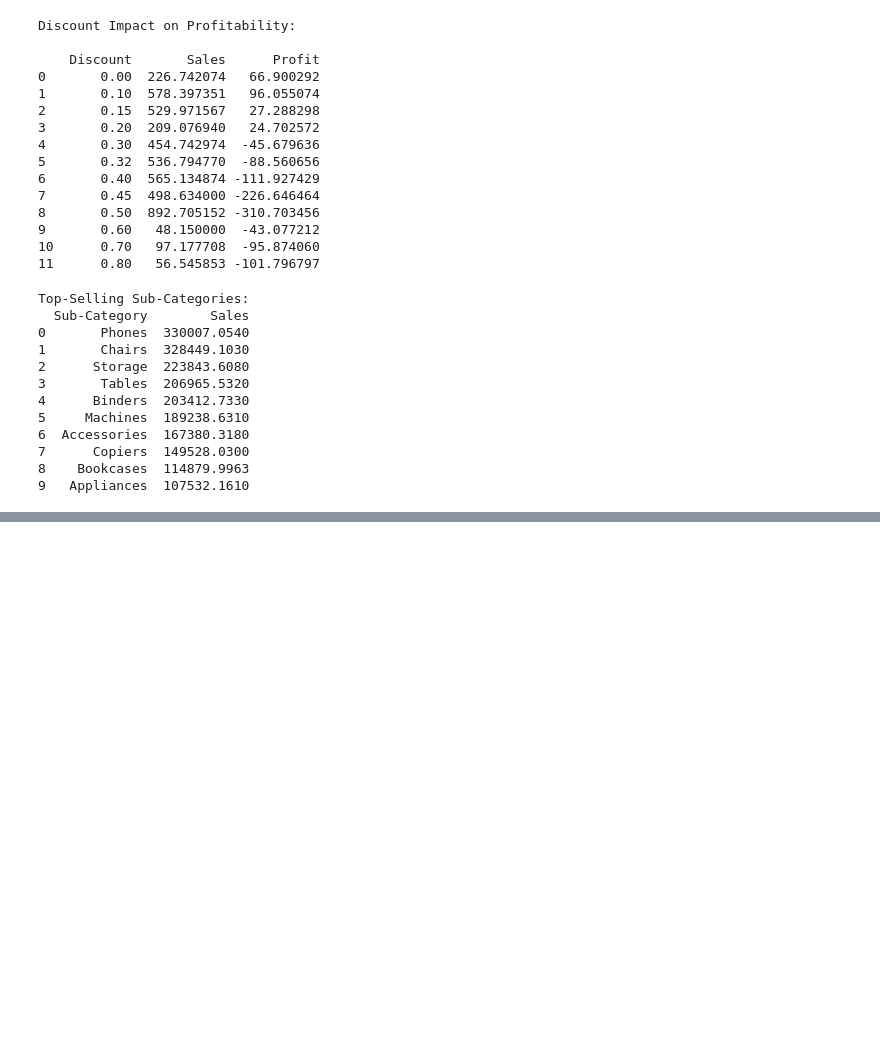
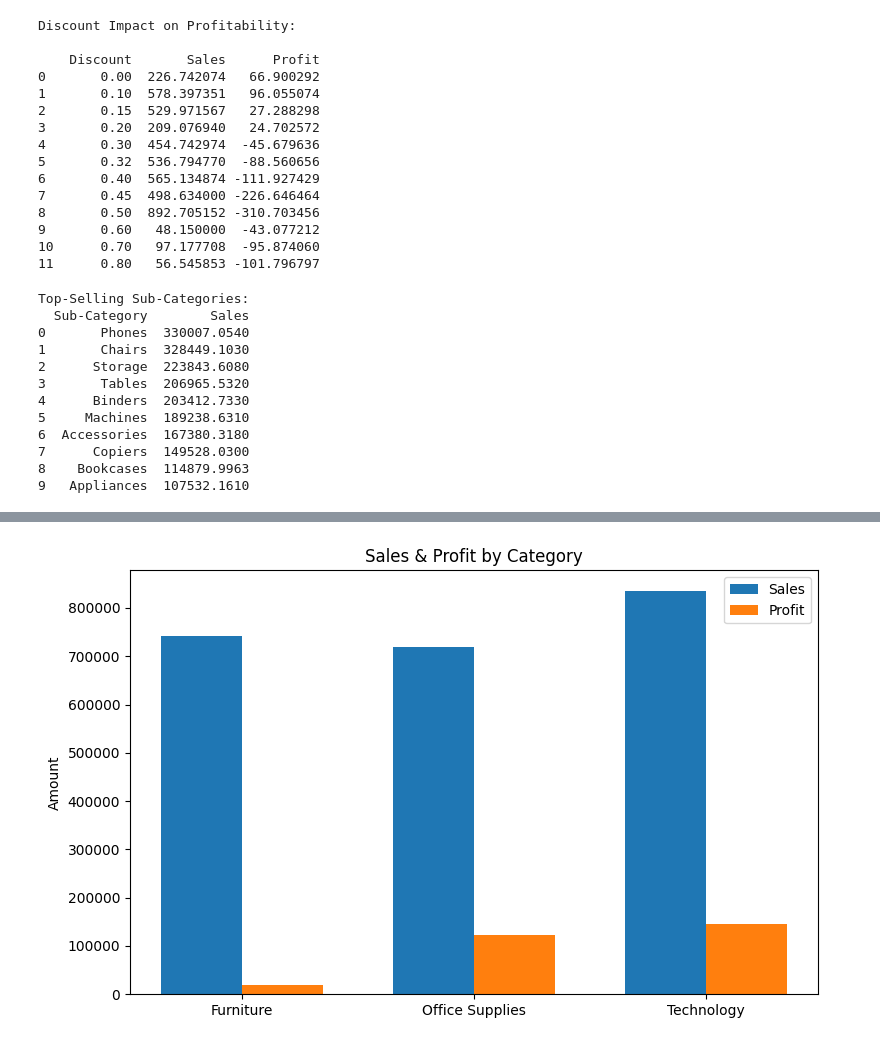
Before and after one commit to ThePhaniKumarVemuri/SalesStore-Data-Analysis, a Jupyter notebook: SalesStore_Data_Analysis.ipynb, the cells around one changed output, grey strips where cells are left out. Drawn from its saved outputs; the diff is of its cells as text; code cells hidden in the pictures; blank space fills up the shorter version.

```diff
--- a/SalesStore_Data_Analysis.ipynb
+++ b/SalesStore_Data_Analysis.ipynb
@@ -346,7 +351,16 @@ fig1.show()
 # %%
 # 2. Category-Wise Sales & Profit (Grouped Bar Chart)
-fig2 = px.bar(df.groupby("Category")[["Sales", "Profit"]].sum().reset_index(),
-              x="Category", y=["Sales", "Profit"], barmode="group",
-              title="Sales & Profit by Category")
-fig2.show()
+cat_data = df.groupby("Category")[["Sales", "Profit"]].sum().reset_index()
+x = np.arange(len(cat_data["Category"]))
+width = 0.35
+
+plt.figure(figsize=(8,5))
+plt.bar(x - width/2, cat_data["Sales"], width, label="Sales")
+plt.bar(x + width/2, cat_data["Profit"], width, label="Profit")
+plt.xticks(x, cat_data["Category"])
+plt.title("Sales & Profit by Category")
+plt.ylabel("Amount")
+plt.legend()
+plt.tight_layout()
+plt.show()
 # %% [output]
@@ -354,2 +367,3 @@ fig2.show()
+[figure, added]
 # %%
 # 3. Top 10 Cities by Sales (Horizontal Bar Chart)
```
Also changed, not shown: parts of 8 cells of this notebook.
